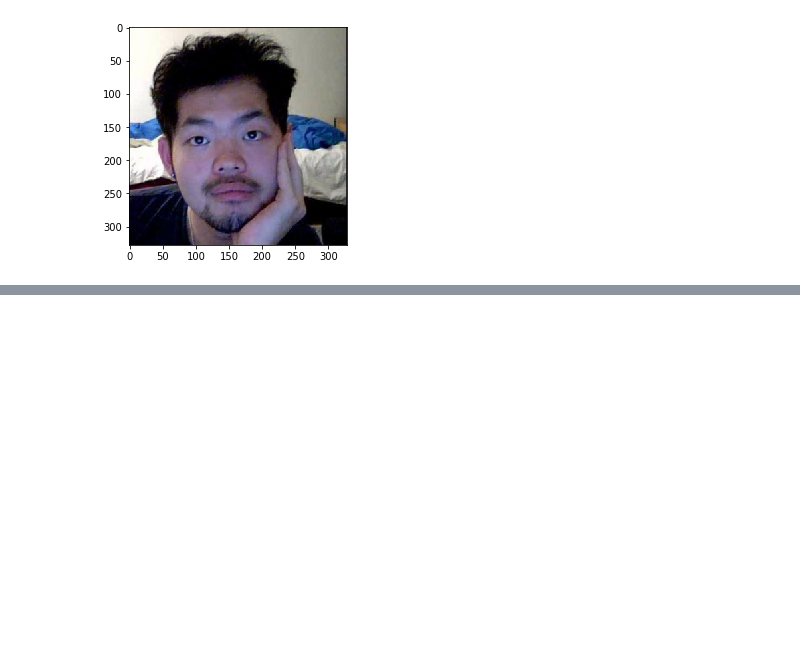
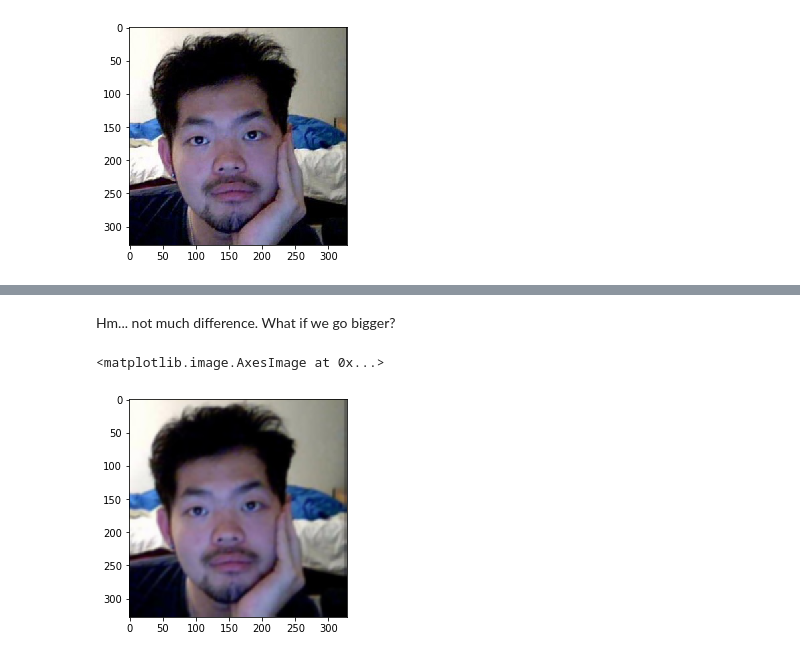
Before and after one commit to SBoulanger/CS180H, a Jupyter notebook: Projects/hadamard_submatrix/Hadamard Submatrix.ipynb, the cells around one changed output, grey strips where cells are left out. Saved outputs shown, nothing was run; the diff lists cells and outputs as text; code cells hidden in the pictures; blank space fills up the shorter version.

```diff
--- a/Projects/hadamard_submatrix/Hadamard Submatrix.ipynb
+++ b/Projects/hadamard_submatrix/Hadamard Submatrix.ipynb
@@ -102 +90,9 @@ imshow(five)
+# %% [markdown]
+Hm... not much difference. What if we go bigger?
+# %%
+five = apply_transformation(5)
+imshow(five)
+# %% [output]
+<matplotlib.image.AxesImage at 0x...>
+[figure, added]
 # %%
```
Also changed, not shown: parts of 22 cells of this notebook, 1 other file.
